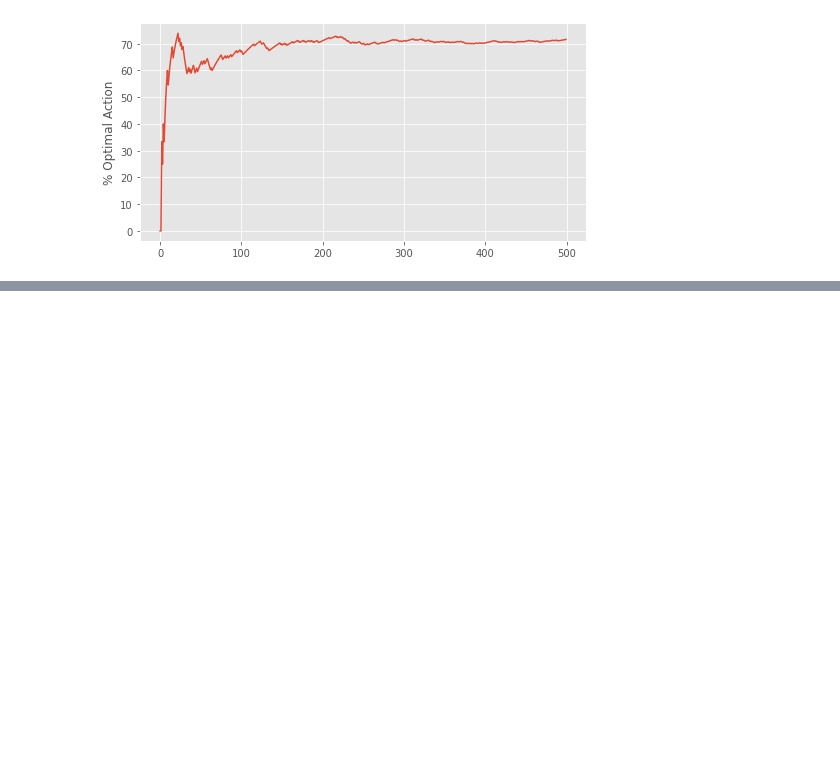
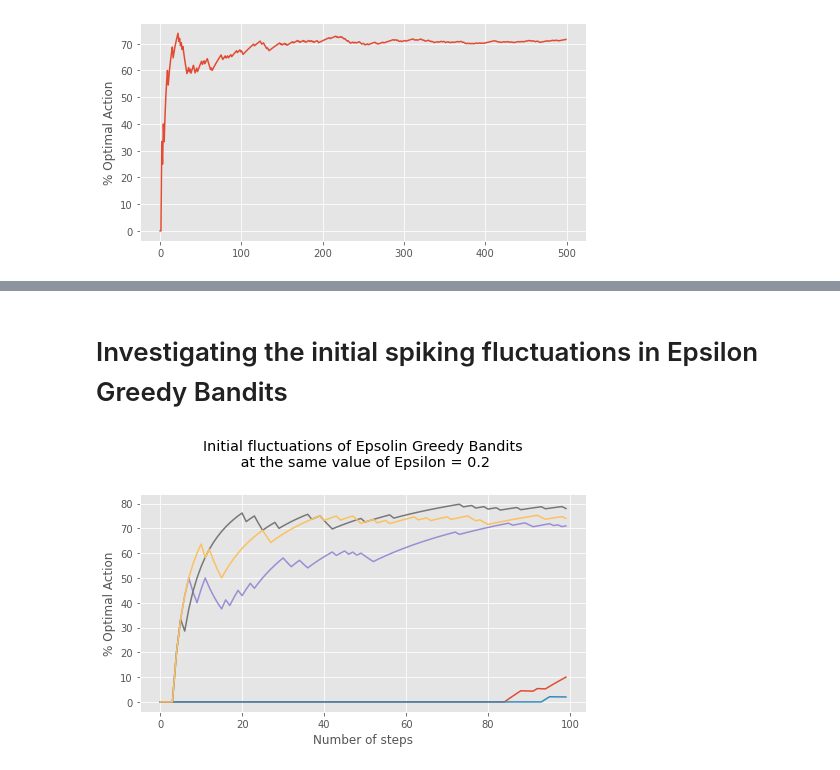
Before and after one commit to yasserius-ml/reinforment_learning_sutton_barto, a Jupyter notebook: Ch_2_MultiArm_Bandits.ipynb, the cells around one changed output, grey strips where cells are left out. Drawn from its saved outputs; the diff is of its cells as text; code cells hidden in the pictures; blank space fills up the shorter version.

```diff
--- a/Ch_2_MultiArm_Bandits.ipynb
+++ b/Ch_2_MultiArm_Bandits.ipynb
@@ -380,0 +422,33 @@ eps_bandit2.plot_q_comparison()
+# %% [markdown]
+# Investigating the initial spiking fluctuations in Epsilon Greedy Bandits
+# %%
+import matplotlib.pyplot as plt
+
+K_ARMS = 10
+N_STEPS = 100
+EPSILON = 0.2
+
+percentages = []
+
+for _ in range(5):
+  bandit = EpsilonGreedyBandit(k=K_ARMS, epsilon=EPSILON)
+  bandit.act(N_STEPS)
+
+  percentages.append(bandit.get_optimal_value_percentages())
+
+with plt.style.context('ggplot'):
+  fig = plt.figure(figsize=(8, 4))
+
+  for percentage_list in percentages:
+    plt.plot(percentage_list)
+
+  plt.ylabel('% Optimal Action')
+  plt.xlabel('Number of steps')
+
+  plt.title("Initial fluctuations of Epsolin Greedy Bandits\n at the same value of Epsilon = {}".format(EPSILON))
+  ax = plt.gca()
+  ax.title.set_position([.5, 1.1])
+
+  plt.show()
+# %% [output]
+[figure, added]
```
Also changed, not shown: parts of 15 cells of this notebook.
